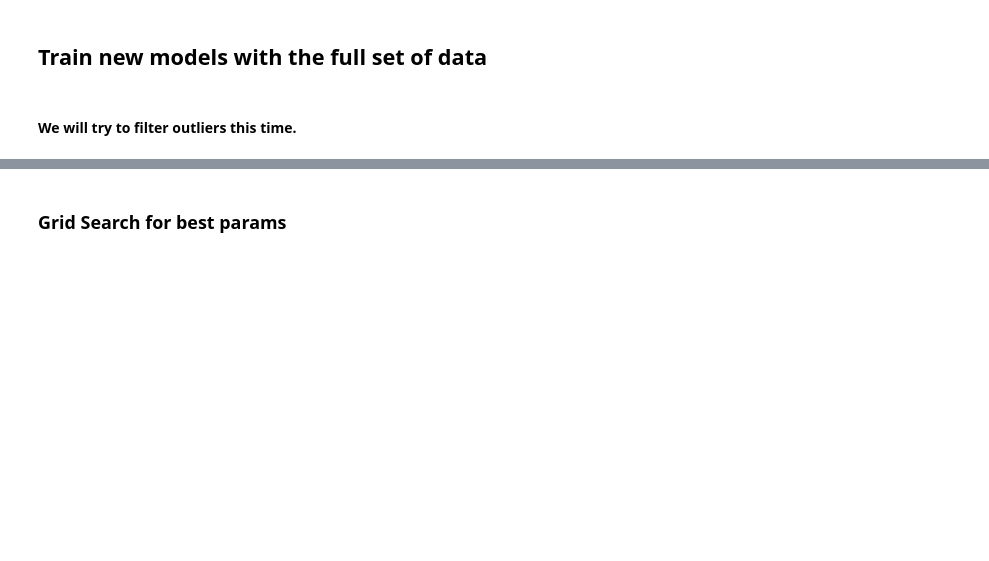
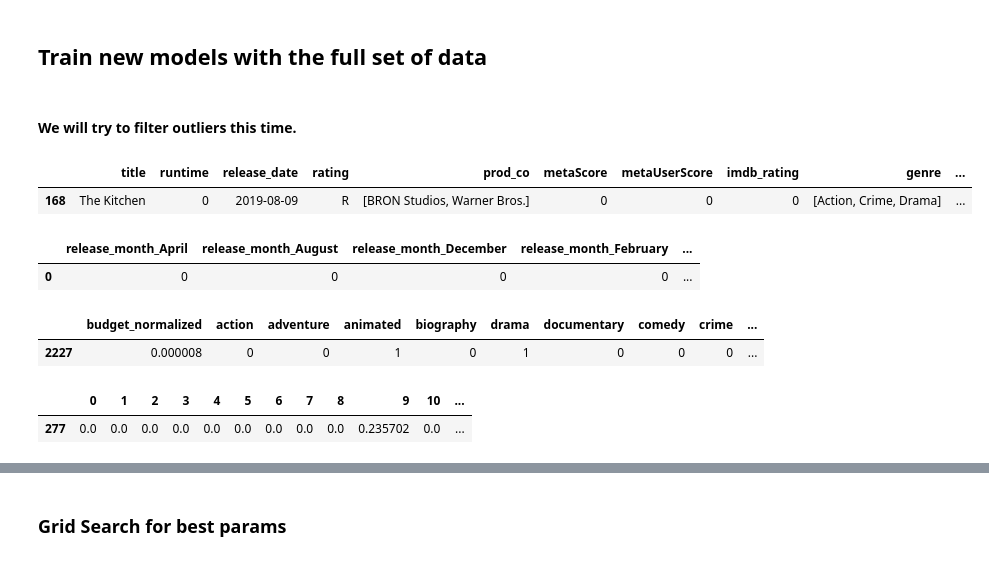
Before and after one commit to Tyler-Owen-Morris/film-revenue-predictor, a Jupyter notebook: src/Feature_Engineering_&_Modeling.ipynb, the cells around one changed output, grey strips where cells are left out. Drawn from its saved outputs; the diff is of its cells as text; code cells hidden in the pictures; blank space fills up the shorter version.

```diff
--- a/src/Feature_Engineering_&_Modeling.ipynb
+++ b/src/Feature_Engineering_&_Modeling.ipynb
@@ -283,41 +281,53 @@ films['budget_normalized']=bud_scaled
 # %%
 #*******this block filters by zscore*********
 # film_zscore = zscore(films.opening_wknd.to_numpy())
 # abs_film_zscore = np.abs(film_zscore)
 # filtered_entries = (abs_film_zscore < 3)
 # filtered_df = films[filtered_entries].reset_index(drop=True)
 
 #*******this filters by highest box office**********
 #filtered_df = films[films.opening_wknd < films.opening_wknd.quantile(.97)].reset_index(drop=True)
 
 #******this filters by largest and smallest box office to budget ratio**********
 films['pct_profit'] = films['opening_wknd'] / films['budget']
 take = .98
-filtered_df = films[films['opening_wknd'] < films['opening_wknd'].quantile(.98)].reset_index(drop=True)
+filtered_df = films[films['opening_wknd'] < films['opening_wknd'].quantile(.97)].reset_index(drop=True)
 filtered_df = filtered_df[filtered_df['pct_profit'] < filtered_df['pct_profit'].quantile(take)]
 filtered_df = filtered_df[filtered_df['pct_profit'] > filtered_df['pct_profit'].quantile(1-take)].reset_index(drop=True)
 
 
 #******this filters the films we suspect reported bad data**********
 # filtered_df = filtered_df.drop(filtered_df[(filtered_df['budget'] != filtered_df['opening_wknd']) &
 #                                            (filtered_df['budget'] < 150000)].index).reset_index(drop=True)
 
-filtered_df.info(1)
+filtered_df.sample(1)
+# %% [output]
+|  | title | runtime | release_date | rating | prod_co | metaScore | metaUserScore | imdb_rating | genre | ... |
+| 168 | The Kitchen | 0 | 2019-08-09 | R | [BRON Studios, Warner Bros.] | 0 | 0 | 0 | [Action, Crime, Drama] | ... |
 # %%
 #make dummies from our curated columns
 dum = pd.get_dummies(filtered_df[['release_month', 'actor1_class', 'actor2_class', 'actor3_class','rating']]) #'actor1_class', 'actor2_class', 'actor3_class',
 dum.head(1)
+# %% [output]
+|  | release_month_April | release_month_August | release_month_December | release_month_February | ... |
+| 0 | 0 | 0 | 0 | 0 | ... |
 # %%
 #pull the columns we want from the main DF
-use_cols = filtered_df[['budget','action','adventure','animated','biography','drama','documentary','comedy','crime',
+use_cols = filtered_df[['budget_normalized','action','adventure','animated','biography','drama','documentary','comedy','crime',
                         'fantasy','family','musical','horror','war','mystery','sci-fi','thriller','romance']]
                         #actor1_popularity', 'actor2_popularity', 'actor3_popularity', 'actor4_popularity']]
 use_cols.sample(1)
+# %% [output]
+|  | budget_normalized | action | adventure | animated | biography | drama | documentary | comedy | crime | ... |
+| 2227 | 0.000008 | 0 | 0 | 1 | 0 | 1 | 0 | 0 | 0 | ... |
 # %%
 vectorizer = HashingVectorizer(n_features=1000)
 vector = vectorizer.fit_transform(filtered_df['train_string'].to_numpy())
 vec_df = pd.DataFrame.sparse.from_spmatrix(vector)
 vec_df.sample(1)
+# %% [output]
+|  | 0 | 1 | 2 | 3 | 4 | 5 | 6 | 7 | 8 | 9 | 10 | ... |
+| 277 | 0.0 | 0.0 | 0.0 | 0.0 | 0.0 | 0.0 | 0.0 | 0.0 | 0.0 | 0.235702 | 0.0 | ... |
 # %%
 y = filtered_df['opening_wknd']
 X = pd.concat([use_cols, dum, vec_df], axis=1, sort=False)
```
Also changed, not shown: parts of 10 cells of this notebook, 4 other files.
